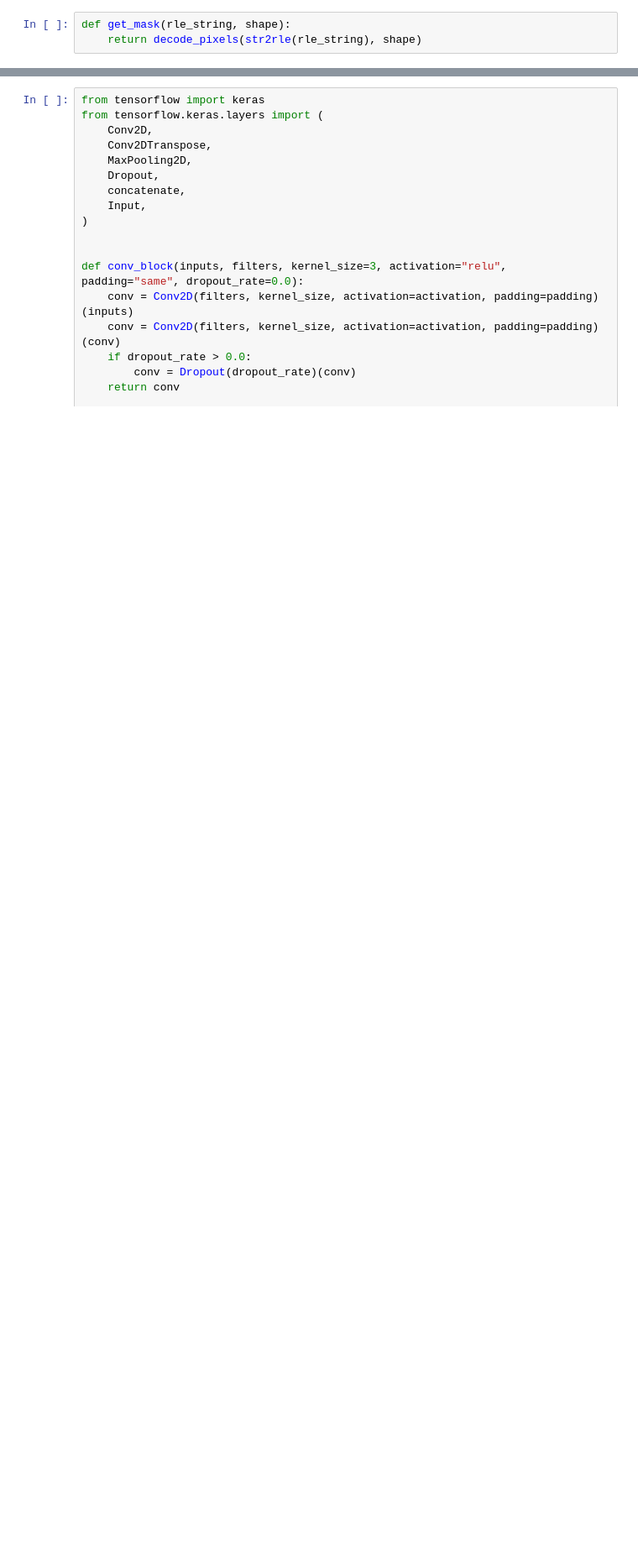
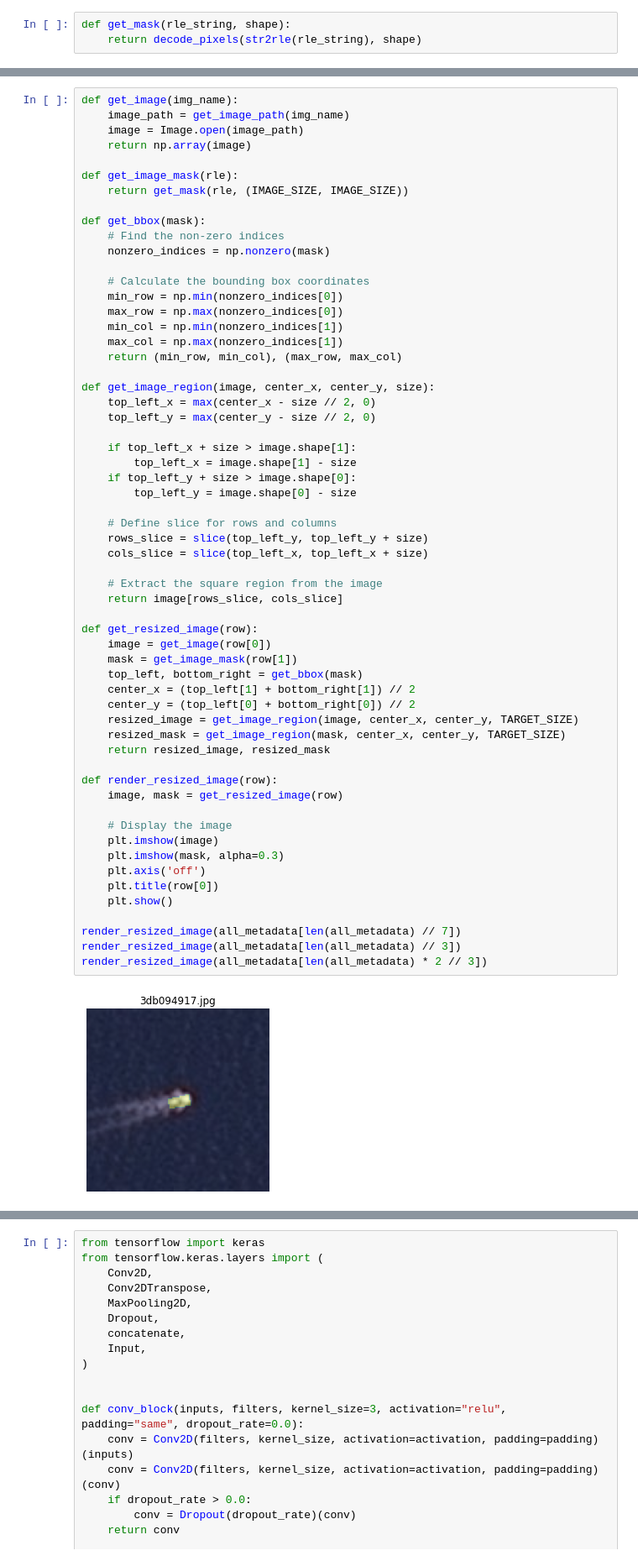
Before and after one commit to Malczewski/airbus-ship-detection, a Jupyter notebook: explore.ipynb, the cells around one changed output, grey strips where cells are left out. Shown at 84% size. Drawn from its saved outputs; the diff is of its cells as text; blank space fills up the shorter version.

```diff
--- a/explore.ipynb
+++ b/explore.ipynb
@@ -128,0 +89,61 @@ def data_generator(metadata, batch_size):
+# %%
+def get_image(img_name):
+	image_path = get_image_path(img_name)
+	image = Image.open(image_path)
+	return np.array(image)
+
+def get_image_mask(rle):
+	return get_mask(rle, (IMAGE_SIZE, IMAGE_SIZE))
+
+def get_bbox(mask):
+	# Find the non-zero indices
+	nonzero_indices = np.nonzero(mask)
+
+	# Calculate the bounding box coordinates
+	min_row = np.min(nonzero_indices[0])
+	max_row = np.max(nonzero_indices[0])
+	min_col = np.min(nonzero_indices[1])
+	max_col = np.max(nonzero_indices[1])
+	return (min_row, min_col), (max_row, max_col)
+
+def get_image_region(image, center_x, center_y, size):
+	top_left_x = max(center_x - size // 2, 0)
+	top_left_y = max(center_y - size // 2, 0)
+
+	if top_left_x + size > image.shape[1]:
+		top_left_x = image.shape[1] - size
+	if top_left_y + size > image.shape[0]:
+		top_left_y = image.shape[0] - size
+
+	# Define slice for rows and columns
+	rows_slice = slice(top_left_y, top_left_y + size)
+	cols_slice = slice(top_left_x, top_left_x + size)
+
+	# Extract the square region from the image
+	return image[rows_slice, cols_slice]
+
+def get_resized_image(row):
+	image = get_image(row[0])
+	mask = get_image_mask(row[1])
+	top_left, bottom_right = get_bbox(mask)
+	center_x = (top_left[1] + bottom_right[1]) // 2
+	center_y = (top_left[0] + bottom_right[0]) // 2
+	resized_image = get_image_region(image, center_x, center_y, TARGET_SIZE)
+	resized_mask = get_image_region(mask, center_x, center_y, TARGET_SIZE)
+	return resized_image, resized_mask
+
+def render_resized_image(row):
+	image, mask = get_resized_image(row)
+
+	# Display the image
+	plt.imshow(image)
+	plt.imshow(mask, alpha=0.3)
+	plt.axis('off')
+	plt.title(row[0])
+	plt.show()
+
+render_resized_image(all_metadata[len(all_metadata) // 7])
+render_resized_image(all_metadata[len(all_metadata) // 3])
+render_resized_image(all_metadata[len(all_metadata) * 2 // 3])
+# %% [output]
+[figure, added]
```
Also changed, not shown: parts of 11 cells of this notebook.
